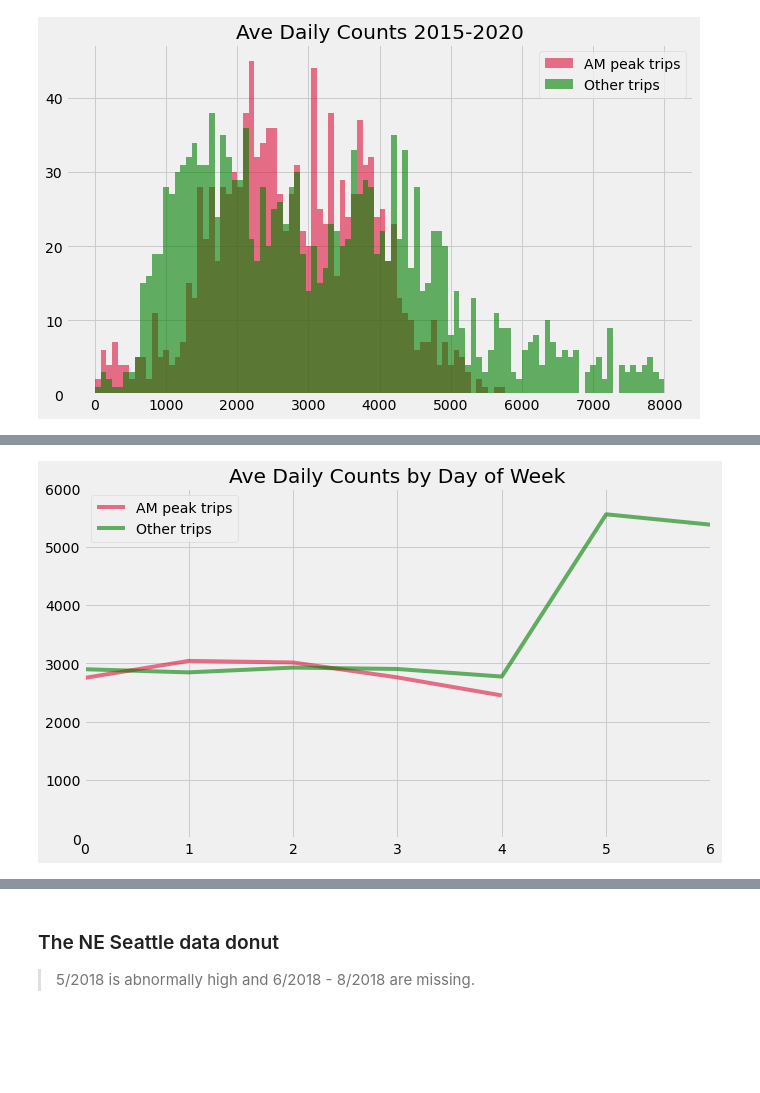
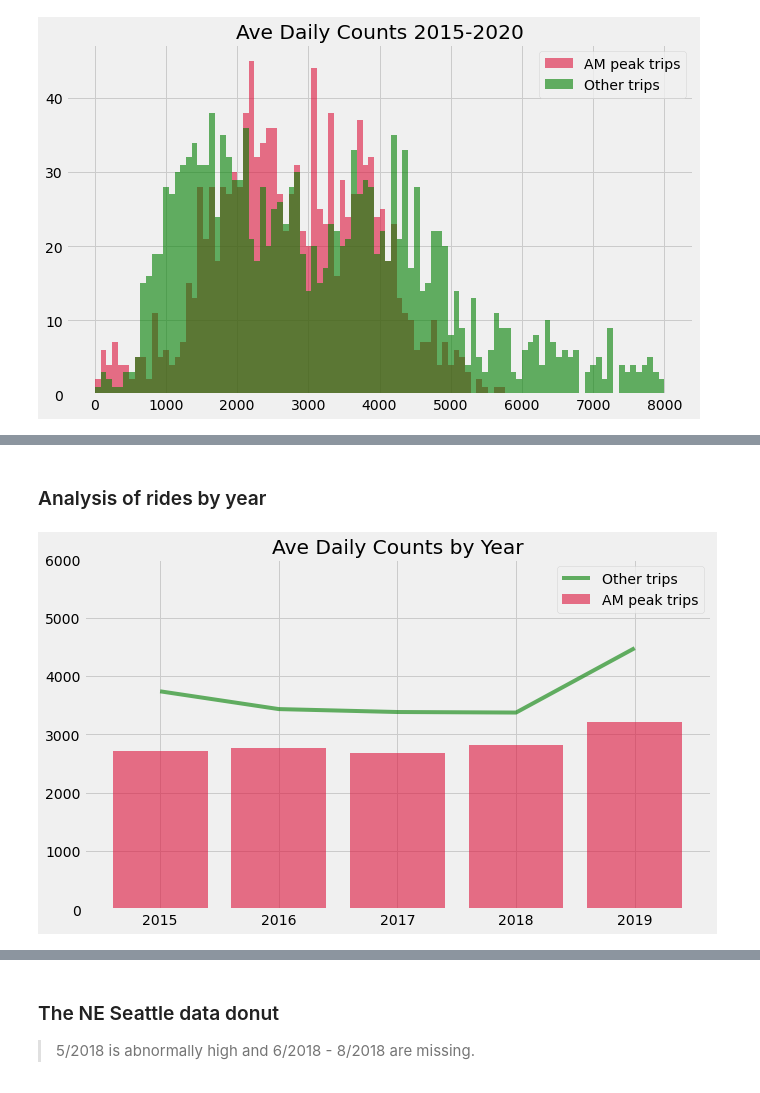
Before and after one commit to salvir1/Crank_On_Seattle_Bike_Data, a Jupyter notebook: Seattle_spins.ipynb, the cells around one changed output, grey strips where cells are left out. Drawn from its saved outputs; the diff is of its cells as text; code cells hidden in the pictures; blank space fills up the shorter version.

Commit message:
final daily commit

```diff
--- a/Seattle_spins.ipynb
+++ b/Seattle_spins.ipynb
@@ -289,0 +444,3 @@ by_dow
+# %%
+by_year = df[['am_peak_ttl', 'other_ttl', 'few_am_peak_ttl', 'many_am_peak_ttl', 'few_other_ttl', 'many_other_ttl',  'year']].groupby('year').mean()
+by_year.head()
@@ -290,11 +455,12 @@ by_dow
+# %% [markdown]
+### Analysis of rides by year
 # %%
 fig, ax = plt.subplots(figsize=(10, 6))
-ax.plot(by_dow['dow'], by_dow['am_peak_ttl'], color = 'crimson', label='AM peak trips', alpha=0.6);
-ax.plot(by_dow['dow'], by_dow['other_ttl'], color = 'green', label ='Other trips', alpha=0.6);
-ax.set_xlim(0,6)
+ax.bar(by_year.index, by_year['am_peak_ttl'], color = 'crimson', label='AM peak trips', alpha=0.6);
+ax.plot(by_year.index, by_year['other_ttl'], color = 'green', label='Other trips', alpha=0.6);
 ax.set_ylim(0,6000)
-ax.set_title("Ave Daily Counts by Day of Week")
 
+ax.set_title("Ave Daily Counts by Year")
 ax.legend();
 # %% [output]
-[figure, old version]
+[figure, new version]
```
Also changed, not shown: parts of 48 cells of this notebook.
